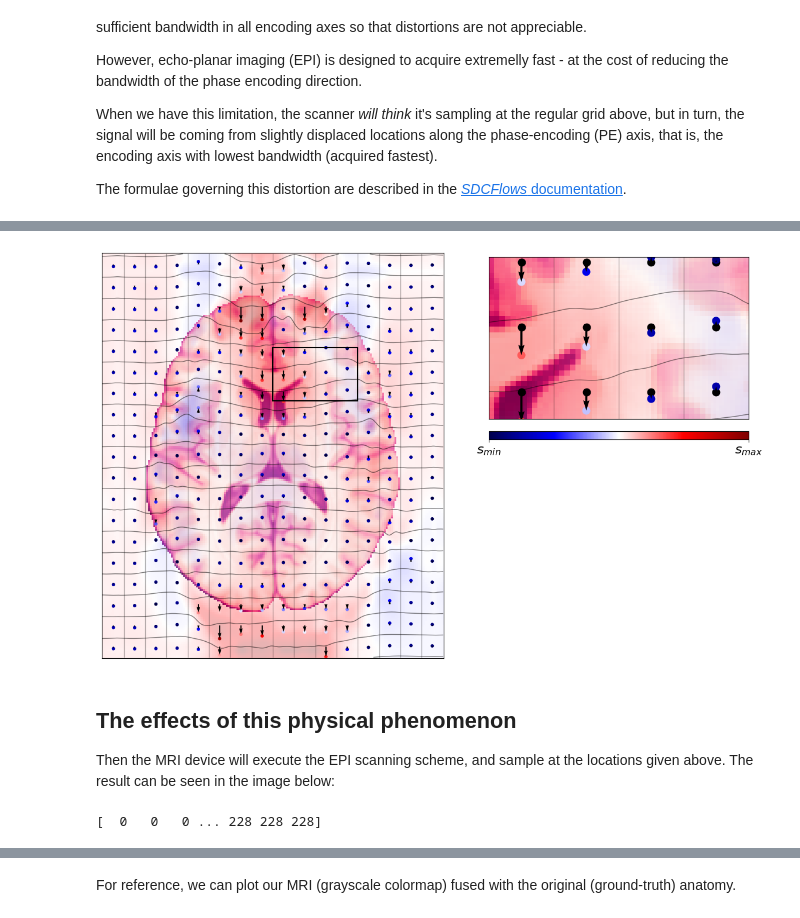
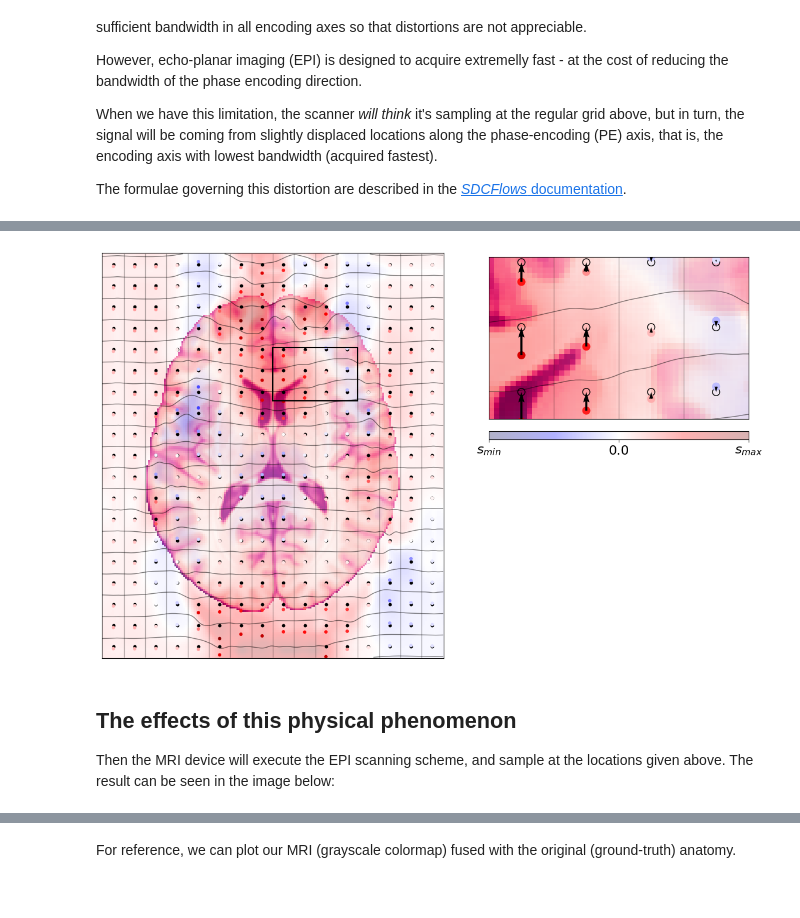
Before and after one commit to nipreps/sdcflows, a Jupyter notebook: docs/notebooks/SDC - Theory and physics.ipynb, the cells around one changed output, grey strips where cells are left out. Saved outputs shown, nothing was run; the diff lists cells and outputs as text; code cells hidden in the pictures.

```diff
--- a/docs/notebooks/SDC - Theory and physics.ipynb
+++ b/docs/notebooks/SDC - Theory and physics.ipynb
@@ -144,5 +130,4 @@ Indeed, inserting an object in the scanner bore perturbs the nominal $B_\text{0}
 
 In particular, some specific locations where the air filling the empty space around us is close to tissues, these deviations from the nominal $B_\text{0}$ are larger.
 # %%
-field = np.asanyarray(nb.load("fieldmap.nii.gz").dataobj)
-field.shape
+field = nb.load("fieldmap.nii.gz").get_fdata(dtype="float32")
@@ -227,31 +246,51 @@ plt.savefig(str(path+"sample-brain-displacement-field.jpg"), bbox_inches='tight'
 # %%
 fig, ax, axins = plot_brain(z_slice, grid=False)
 
-#ax.scatter(np.array(x_coord)[is_in_fov], np.array(y_coord)[is_in_fov], s=10, c='black')
-im = ax.scatter(np.array(x_coord)[is_in_fov], y_coord_moved[is_in_fov], c=c, s=10, cmap="seismic")
-ax.quiver(np.array(x_coord)[is_in_fov], np.array(y_coord)[is_in_fov], u, v, color="black", angles='xy', scale_units='xy', scale=1)
+# Calculate quivers (vectors)
+u = np.zeros(len(np.array(x_coord)[is_in_fov]))
+v = y_coord_moved[is_in_fov] - np.array(y_coord)[is_in_fov]
+c = -1.0 * v / np.abs(v).max()
+
+# Plot main view
+ax.scatter(np.array(x_coord)[is_in_fov], np.array(y_coord)[is_in_fov], s=10, c='k')
+ax.scatter(np.array(x_coord)[is_in_fov], y_coord_moved[is_in_fov], c=c, s=10, cmap="seismic", vmin=-1, vmax=1)
 ax.plot([e_i[1:-1]] * len(e_j), e_j, c='k', lw=1, alpha=0.3);
-ax.imshow(field, cmap="seismic", norm=mpl.colors.CenteredNorm(), origin="lower", alpha=np.ones_like(field) * 0.3);
+im = ax.imshow(field, cmap="seismic", norm=mpl.colors.CenteredNorm(), origin="lower", alpha=0.3);
 
-axins.scatter(np.array(x_coord)[is_in_fov], np.array(y_coord)[is_in_fov], s=80, c='black')
-axins.scatter(np.array(x_coord)[is_in_fov], y_coord_moved[is_in_fov], c=c, s=80, cmap="seismic")
-axins.quiver(np.array(x_coord)[is_in_fov], np.array(y_coord)[is_in_fov], u, v, color="black", angles='xy', scale_units='xy', width=0.008, scale=1)
+# Plot inset
+axins.scatter(np.array(x_coord)[is_in_fov], np.array(y_coord)[is_in_fov], s=80, c=None, fc='none', ec='k')
+axins.scatter(np.array(x_coord)[is_in_fov], y_coord_moved[is_in_fov], s=80, c=c, cmap='seismic', vmin=-1, vmax=1)
+axins.quiver(
+    np.array(x_coord)[is_in_fov],
+    y_coord_moved[is_in_fov],
+    u,
+    -v,
+    color="black",
+    angles='xy',
+    scale_units='xy',
+    width=0.008,
+    scale=1,
+)
 axins.plot([e_i[1:-1]] * len(e_j), e_j, c='k', lw=1, alpha=0.3);
-axins.imshow(field, cmap="seismic", norm=mpl.colors.CenteredNorm(), origin="lower", alpha=np.ones_like(field) * 0.3);
+axins.imshow(field, cmap="seismic", norm=mpl.colors.CenteredNorm(), origin="lower", alpha=0.3);
 
+# Calculate warping
 j_axis = np.arange(z_slice.shape[1], dtype=int)
-
 for i in e_j:
     warped_edges = i + trt * field[i, :]
     warped_edges[warped_edges <= 0] = np.nan
     warped_edges[warped_edges >= field.shape[0] - 1] = np.nan
     ax.plot(j_axis, warped_edges, c='k', lw=1, alpha=0.5);
     axins.plot(j_axis, warped_edges, c='k', lw=1, alpha=0.5);
 
-fig.colorbar(im, cax=axis_cbar(axins), orientation='horizontal', ticks=[c.min(), c.max()]).set_ticklabels([r'$s_{min}$', r'$s_{max}$'], fontsize=16)
-plt.savefig(str(path+"sample-brain-distortion.jpg"), bbox_inches='tight', dpi=300)
+fig.colorbar(
+    im,
+    cax=axis_cbar(axins),
+    orientation='horizontal',
+    ticks=[-field.max(), 0, field.max()],
+).set_ticklabels([r'$s_{min}$', '0.0', r'$s_{max}$'], fontsize=16)
 # %% [output]
-[figure, old version]
+[figure, new version]
 # %% [markdown]
 ## The effects of this physical phenomenon
 
@@ -259,9 +298,6 @@ Then the MRI device will execute the EPI scanning scheme, and sample at the loca
 # %%
 all_indexes = tuple([np.arange(s) for s in z_slice.shape])
 all_ndindex = np.array(np.meshgrid(*all_indexes, indexing="ij")).reshape(2, -1)
-print(all_ndindex[0])
-# %% [output]
-[  0   0   0 ... 228 228 228]
 # %%
 all_ndindex_warped = all_ndindex.astype("float32")
 all_ndindex_warped[0, :] += trt * field.reshape(-1)
```
Also changed, not shown: parts of 19 cells of this notebook.
